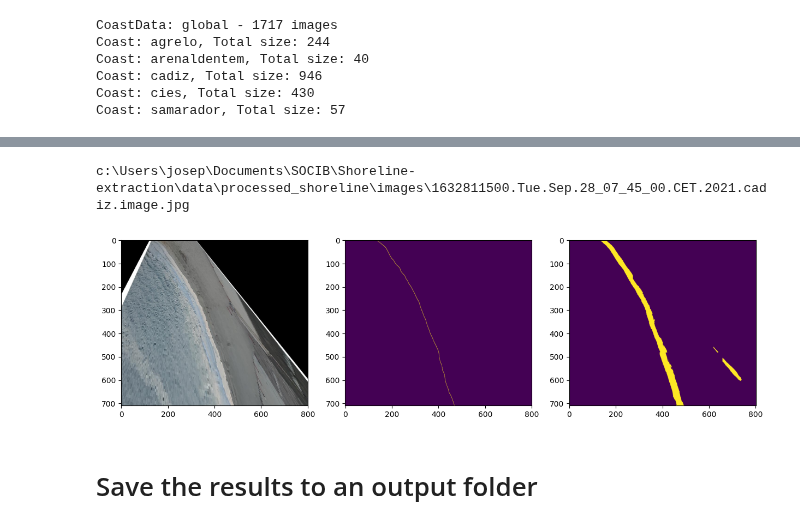
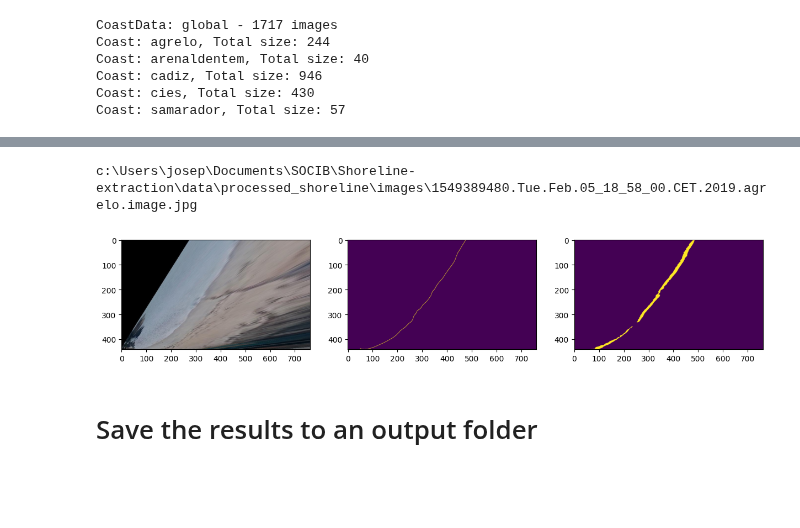
Before and after one commit to OliverJosep/Shoreline-extraction, a Jupyter notebook: notebooks/models/03.5_UNet_binary_validation.ipynb, the cells around one changed output, grey strips where cells are left out. Drawn from its saved outputs; the diff is of its cells as text; code cells hidden in the pictures; blank space fills up the shorter version.

```diff
--- a/notebooks/models/03.5_UNet_binary_validation.ipynb
+++ b/notebooks/models/03.5_UNet_binary_validation.ipynb
@@ -125,28 +105,28 @@ test metrics:
 # %%
-index = 100 # 85
+index = 10 # 85
 
 img_path = sorted(data['test']['images'])[index]
 mask_path = sorted(data['test']['masks'])[index]
 print(img_path)
 
-pred = model.predict_patch(img_path, combination="avg", patch_size = 256, stride = 128, binary_threshold = 0.75)
+pred = model.predict_patch(img_path, combination="avg", patch_size = 256, stride = 128, binary_threshold = 0.89)
 
 img = cv2.imread(img_path)
 img = cv2.cvtColor(img, cv2.COLOR_BGR2RGB)
 
 mask = cv2.imread(mask_path)
 mask = cv2.cvtColor(mask, cv2.COLOR_BGR2GRAY)
 
 
 fig, ax = plt.subplots(1, 3, figsize=(15, 5))
 ax[0].imshow(img)
 ax[1].imshow(mask)
 ax[2].imshow(pred.cpu().squeeze())
 
 plt.show()
 # %% [output]
-c:\Users\josep\Documents\SOCIB\Shoreline-extraction\data\processed_shoreline\images\1632811500.Tue.Sep.28_07_45_00.CET.2021.cadiz.image.jpg
+c:\Users\josep\Documents\SOCIB\Shoreline-extraction\data\processed_shoreline\images\1549389480.Tue.Feb.05_18_58_00.CET.2019.agrelo.image.jpg
-[figure, old version]
+[figure, new version]
 # %% [markdown]
 # Save the results to an output folder
 # %%
```
Also changed, not shown: parts of 11 cells of this notebook, 7 other files.
